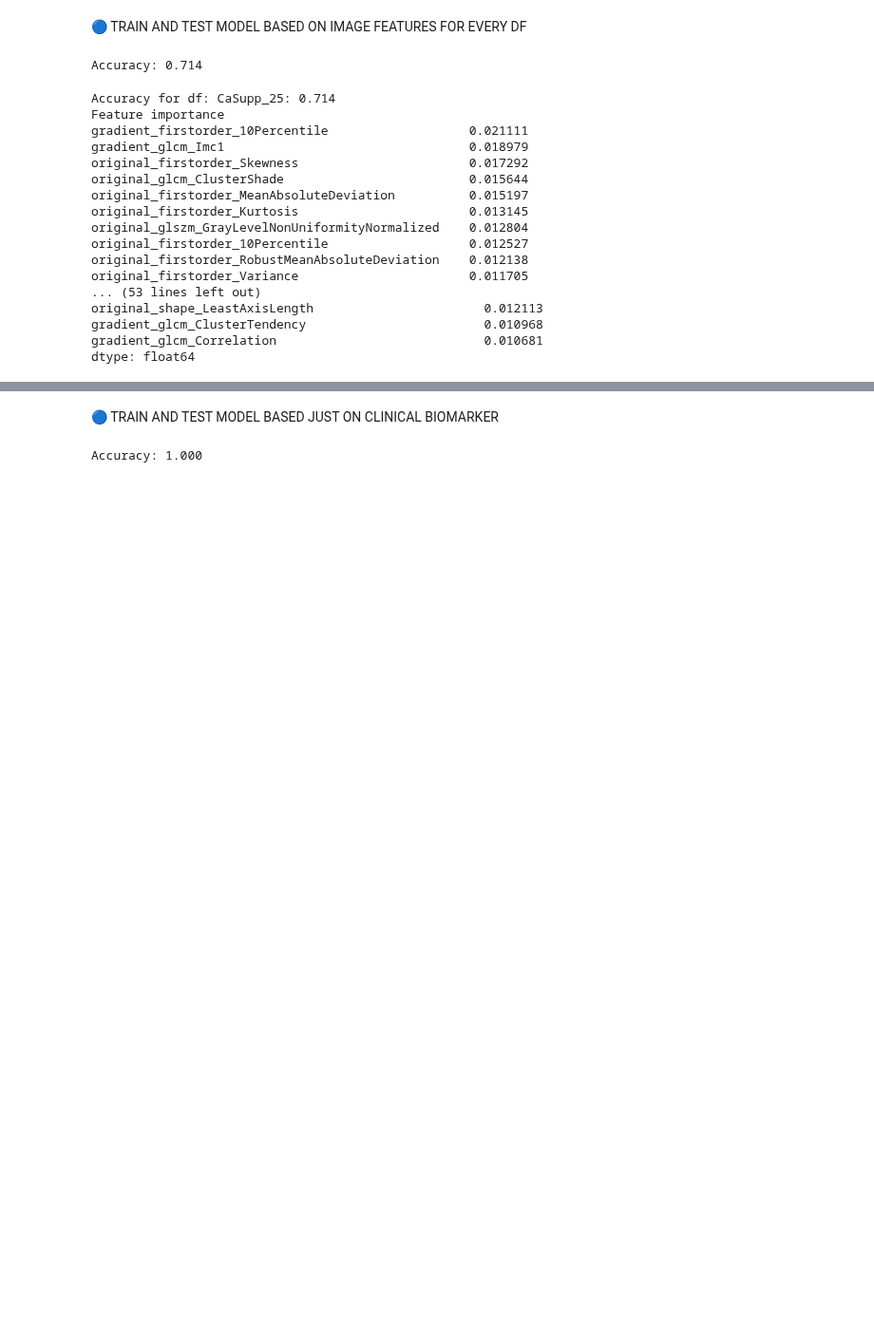
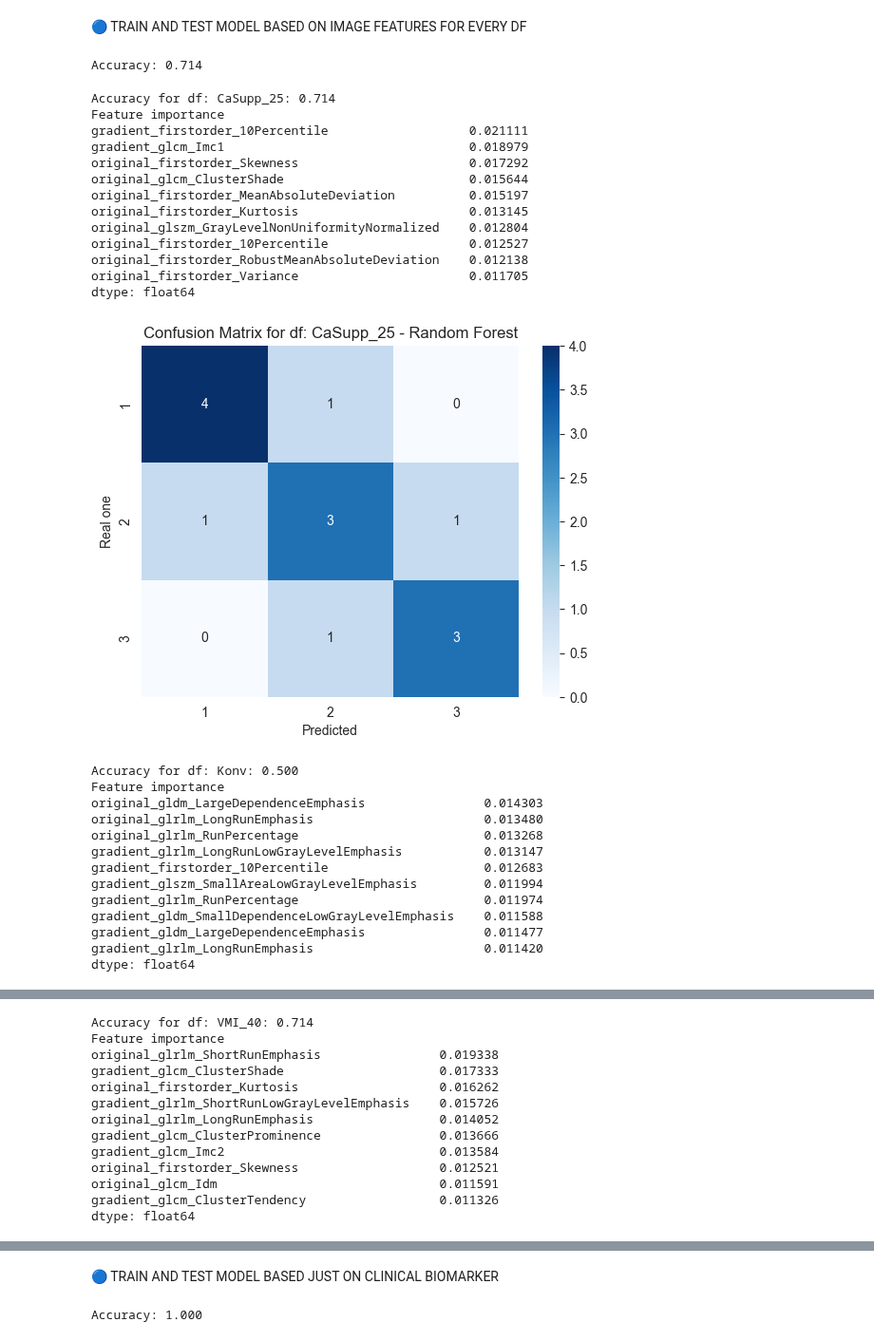
Before and after one commit to lukas1110/Analysis-of-multiple-myelomas-from-dual-CT, a Jupyter notebook: data_analysis/random_forest.ipynb, the cells around one changed output, grey strips where cells are left out. Shown at 95% size. Cells and saved outputs as stored; diff of their text form; code cells hidden in the pictures; blank space fills up the shorter version.

```diff
--- a/data_analysis/random_forest.ipynb
+++ b/data_analysis/random_forest.ipynb
@@ -62,40 +62,50 @@ for df, name in zip(dfs, dataset_names):
     y = y[valid_idx]
 
     X_train, X_test, y_train, y_test = train_test_split(X, y, test_size=0.2, random_state=42, stratify=y)
 
     rf = RandomForestClassifier(n_estimators=200, random_state=42)
     rf.fit(X_train, y_train)
 
     y_pred = rf.predict(X_test)
     acc = accuracy_score(y_test, y_pred)
     print(f"Accuracy for df: {name}: {acc:.3f}")
     print("Feature importance")
     feature_importance = pd.Series(rf.feature_importances_, index=X.columns)
     feature_importance = feature_importance.sort_values(ascending=False)
     print(feature_importance.head(10))
     print()
 
-    # cm = confusion_matrix(y_test, y_pred)
-    # sns.heatmap(cm, annot=True, fmt="d", cmap="Blues", xticklabels=[1,2,3], yticklabels=[1,2,3])
-    # plt.xlabel("Predicted")
-    # plt.ylabel("Real one")
-    # plt.title(f"Confusion Matrix for df: {name} - Random Forest")
-    # plt.show()
+    cm = confusion_matrix(y_test, y_pred)
+    sns.heatmap(cm, annot=True, fmt="d", cmap="Blues", xticklabels=[1,2,3], yticklabels=[1,2,3])
+    plt.xlabel("Predicted")
+    plt.ylabel("Real one")
+    plt.title(f"Confusion Matrix for df: {name} - Random Forest")
+    plt.show()
 # %% [output]
 Accuracy for df: CaSupp_25: 0.714
 Feature importance
 gradient_firstorder_10Percentile                   0.021111
 gradient_glcm_Imc1                                 0.018979
 original_firstorder_Skewness                       0.017292
 original_glcm_ClusterShade                         0.015644
 original_firstorder_MeanAbsoluteDeviation          0.015197
 original_firstorder_Kurtosis                       0.013145
 original_glszm_GrayLevelNonUniformityNormalized    0.012804
 original_firstorder_10Percentile                   0.012527
 original_firstorder_RobustMeanAbsoluteDeviation    0.012138
 original_firstorder_Variance                       0.011705
-... (53 lines left out)
-original_shape_LeastAxisLength                       0.012113
-gradient_glcm_ClusterTendency                        0.010968
-gradient_glcm_Correlation                            0.010681
 dtype: float64
+[figure, added]
+Accuracy for df: Konv: 0.500
+Feature importance
+original_gldm_LargeDependenceEmphasis                0.014303
+original_glrlm_LongRunEmphasis                       0.013480
+original_glrlm_RunPercentage                         0.013268
+gradient_glrlm_LongRunLowGrayLevelEmphasis           0.013147
+gradient_firstorder_10Percentile                     0.012683
+gradient_glszm_SmallAreaLowGrayLevelEmphasis         0.011994
+gradient_glrlm_RunPercentage                         0.011974
+gradient_gldm_SmallDependenceLowGrayLevelEmphasis    0.011588
+gradient_gldm_LargeDependenceEmphasis                0.011477
+gradient_glrlm_LongRunEmphasis                       0.011420
+dtype: float64
@@ -101,0 +113,13 @@ dtype: float64
+Accuracy for df: VMI_40: 0.714
+Feature importance
+original_glrlm_ShortRunEmphasis                0.019338
+gradient_glcm_ClusterShade                     0.017333
+original_firstorder_Kurtosis                   0.016262
+gradient_glrlm_ShortRunLowGrayLevelEmphasis    0.015726
+original_glrlm_LongRunEmphasis                 0.014052
+gradient_glcm_ClusterProminence                0.013666
+gradient_glcm_Imc2                             0.013584
+original_firstorder_Skewness                   0.012521
+original_glcm_Idm                              0.011591
+gradient_glcm_ClusterTendency                  0.011326
+dtype: float64
```
Also changed, not shown: parts of 1 cell of this notebook, 2 other files.
